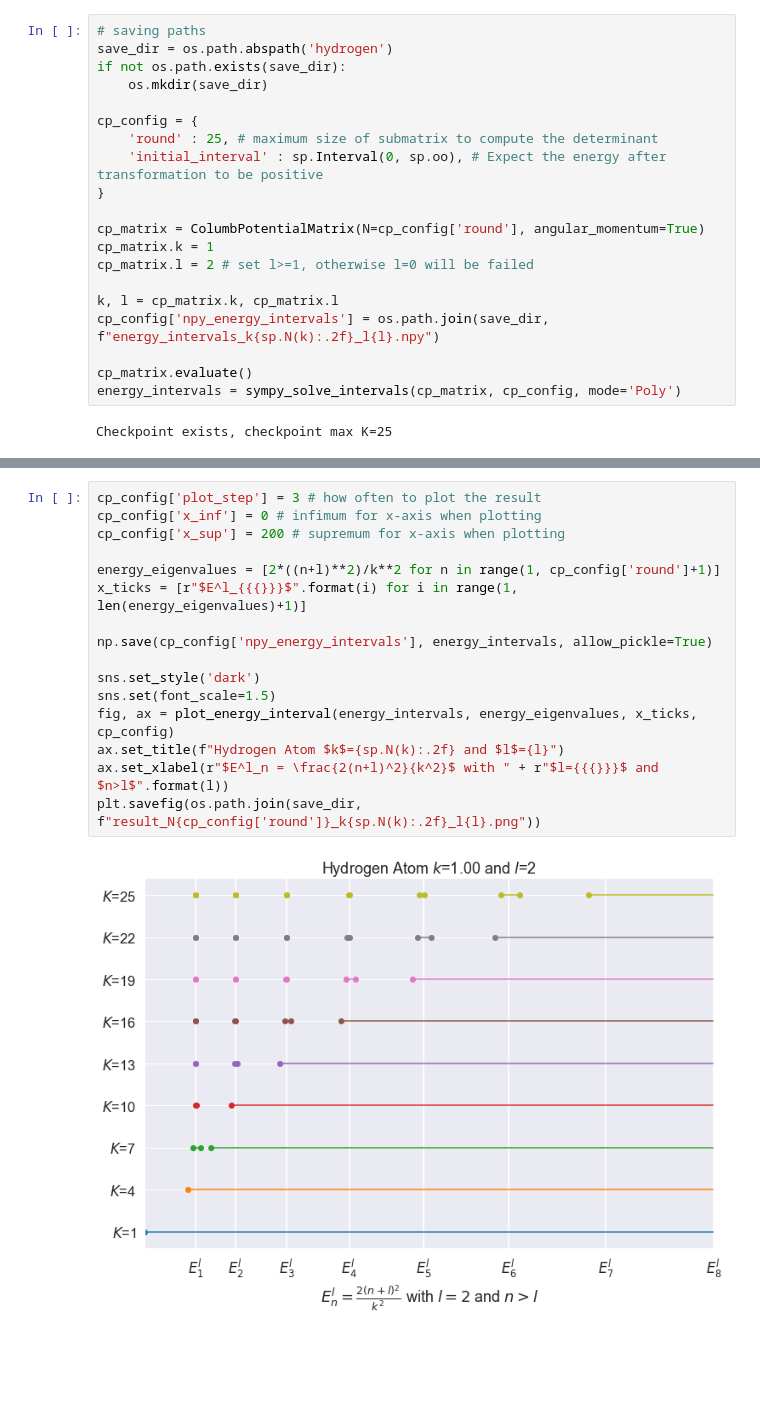
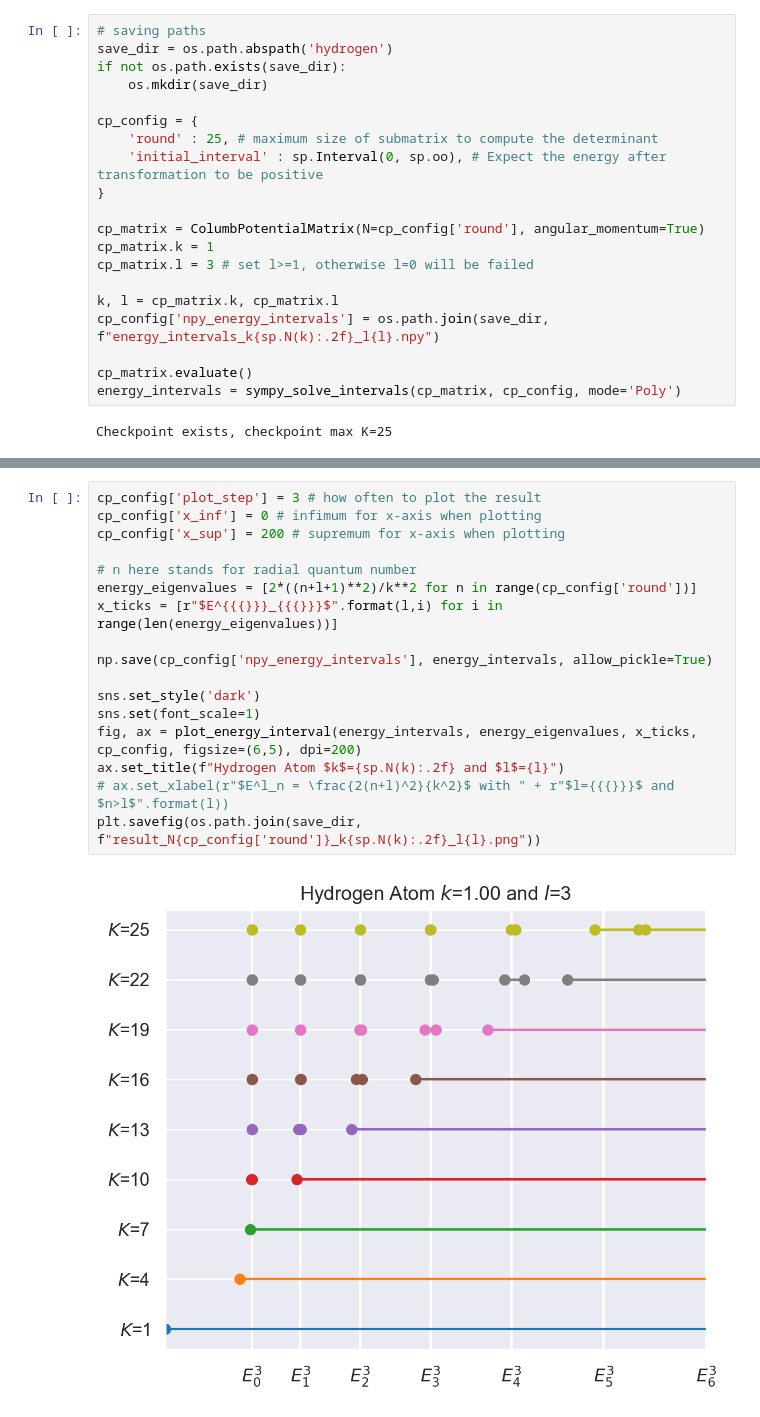
Before and after one commit to maplexgitx0302/NTU-Bootstrapping_QM, a Jupyter notebook: hydrogen_sympy.ipynb, the cells around one changed output, grey strips where cells are left out. Cells and saved outputs as stored; diff of their text form; blank space fills up the shorter version.

```diff
--- a/hydrogen_sympy.ipynb
+++ b/hydrogen_sympy.ipynb
@@ -129,7 +129,7 @@ cp_config = {
 
 cp_matrix = ColumbPotentialMatrix(N=cp_config['round'], angular_momentum=True)
 cp_matrix.k = 1
-cp_matrix.l = 2 # set l>=1, otherwise l=0 will be failed
+cp_matrix.l = 3 # set l>=1, otherwise l=0 will be failed
 
 k, l = cp_matrix.k, cp_matrix.l
 cp_config['npy_energy_intervals'] = os.path.join(save_dir, f"energy_intervals_k{sp.N(k):.2f}_l{l}.npy")
@@ -147,18 +147,19 @@ For Hydrogen atom, the energy eigenvalues are $E^l_n=-\frac{\hbar^2}{2m_ea_0^2(n
 # %%
 cp_config['plot_step'] = 3 # how often to plot the result
 cp_config['x_inf'] = 0 # infimum for x-axis when plotting
 cp_config['x_sup'] = 200 # supremum for x-axis when plotting
 
-energy_eigenvalues = [2*((n+l)**2)/k**2 for n in range(1, cp_config['round']+1)]
-x_ticks = [r"$E^l_{{{}}}$".format(i) for i in range(1, len(energy_eigenvalues)+1)]
+# n here stands for radial quantum number
+energy_eigenvalues = [2*((n+l+1)**2)/k**2 for n in range(cp_config['round'])]
+x_ticks = [r"$E^{{{}}}_{{{}}}$".format(l,i) for i in range(len(energy_eigenvalues))]
 
 np.save(cp_config['npy_energy_intervals'], energy_intervals, allow_pickle=True)
 
 sns.set_style('dark')
-sns.set(font_scale=1.5)
-fig, ax = plot_energy_interval(energy_intervals, energy_eigenvalues, x_ticks, cp_config)
+sns.set(font_scale=1)
+fig, ax = plot_energy_interval(energy_intervals, energy_eigenvalues, x_ticks, cp_config, figsize=(6,5), dpi=200)
 ax.set_title(f"Hydrogen Atom $k$={sp.N(k):.2f} and $l$={l}")
-ax.set_xlabel(r"$E^l_n = \frac{2(n+l)^2}{k^2}$ with " + r"$l={{{}}}$ and $n>l$".format(l))
+# ax.set_xlabel(r"$E^l_n = \frac{2(n+l)^2}{k^2}$ with " + r"$l={{{}}}$ and $n>l$".format(l))
 plt.savefig(os.path.join(save_dir, f"result_N{cp_config['round']}_k{sp.N(k):.2f}_l{l}.png"))
 # %% [output]
-[figure, old version]
+[figure, new version]
```
Also changed, not shown: parts of 1 cell of this notebook, 7 other files.
